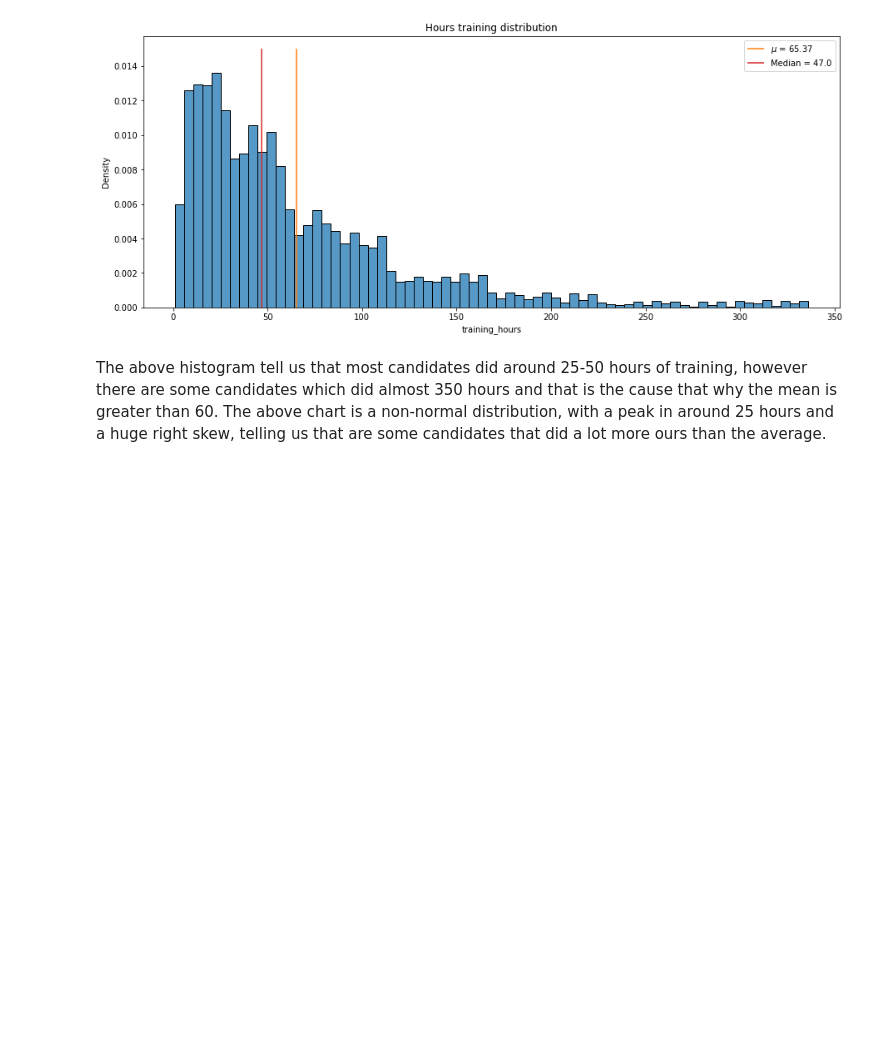
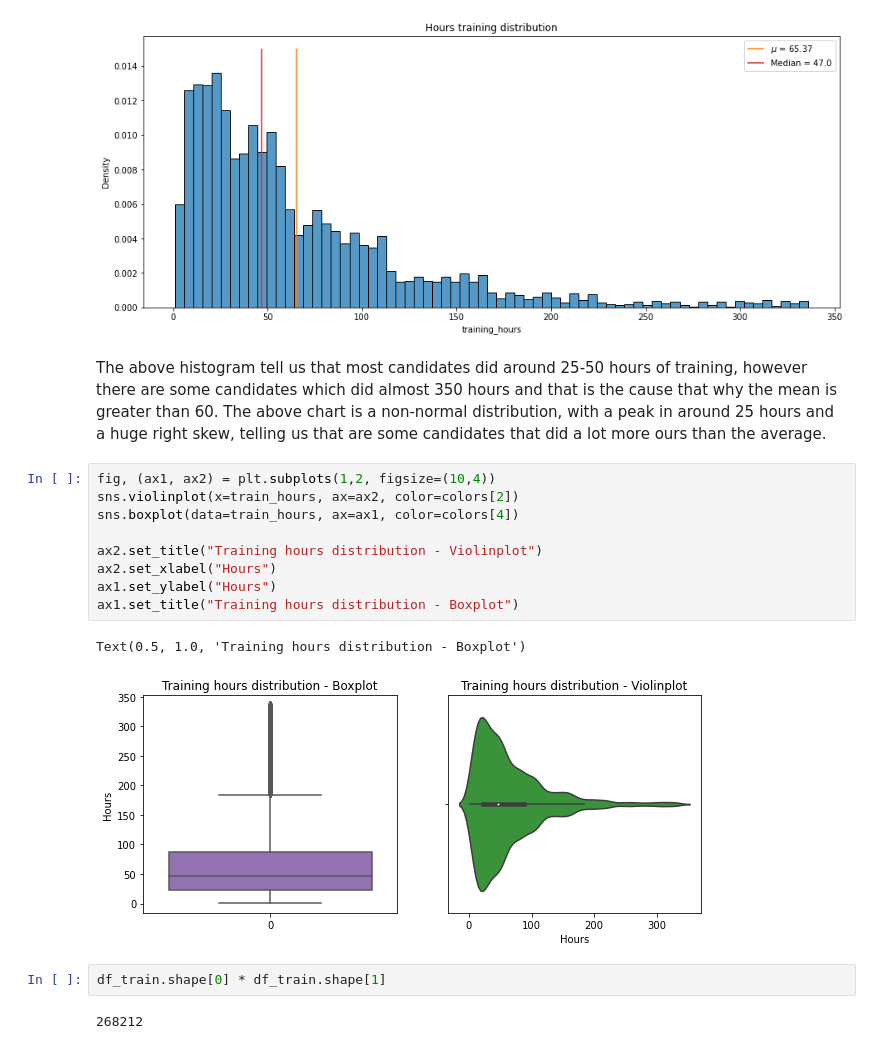
Before and after one commit to ftarantuviez/HR-Analytics-Job-Change-of-Data-Scientists, a Jupyter notebook: HR Analytics - Job Change of Data Scientists.ipynb, the cells around one changed output. Saved outputs shown, nothing was run; the diff lists cells and outputs as text; blank space fills up the shorter version.

```diff
--- a/HR Analytics - Job Change of Data Scientists.ipynb
+++ b/HR Analytics - Job Change of Data Scientists.ipynb
@@ -399,3 +399,19 @@ Text(0.5, 1.0, 'Hours training distribution')
 [figure]
 # %% [markdown]
 The above histogram tell us that most candidates did around 25-50 hours of training, however there are some candidates which did almost 350 hours and that is the cause that why the mean is greater than 60. The above chart is a non-normal distribution, with a peak in around 25 hours and a huge right skew, telling us that are some candidates that did a lot more ours than the average.
+# %%
+fig, (ax1, ax2) = plt.subplots(1,2, figsize=(10,4))
+sns.violinplot(x=train_hours, ax=ax2, color=colors[2])
+sns.boxplot(data=train_hours, ax=ax1, color=colors[4])
+
+ax2.set_title("Training hours distribution - Violinplot")
+ax2.set_xlabel("Hours")
+ax1.set_ylabel("Hours")
+ax1.set_title("Training hours distribution - Boxplot")
+# %% [output]
+Text(0.5, 1.0, 'Training hours distribution - Boxplot')
+[figure, added]
+# %%
+df_train.shape[0] * df_train.shape[1]
+# %% [output]
+268212
```
Also changed, not shown: parts of 10 cells of this notebook.
